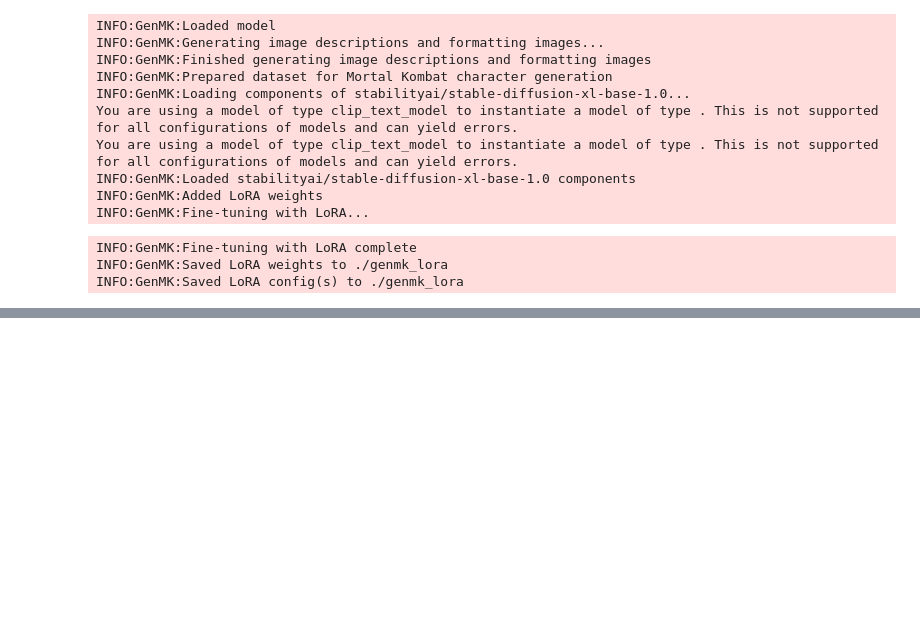
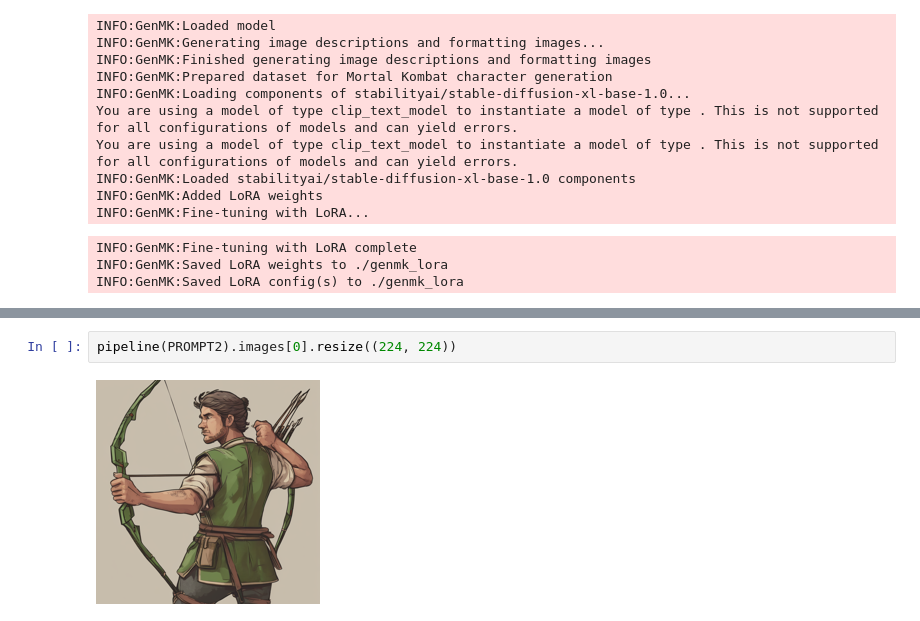
Before and after one commit to asathiya007/genmk, a Jupyter notebook: genmk.ipynb, the cells around one changed output, grey strips where cells are left out. Cells and saved outputs as stored; diff of their text form; blank space fills up the shorter version.

```diff
--- a/genmk.ipynb
+++ b/genmk.ipynb
@@ -96,0 +120,4 @@ INFO:GenMK:Generated image of Mortal Kombat character
+# %%
+pipeline(PROMPT2).images[0].resize((224, 224))
+# %% [output]
+[figure, added]
```
Also changed, not shown: parts of 18 cells of this notebook.
